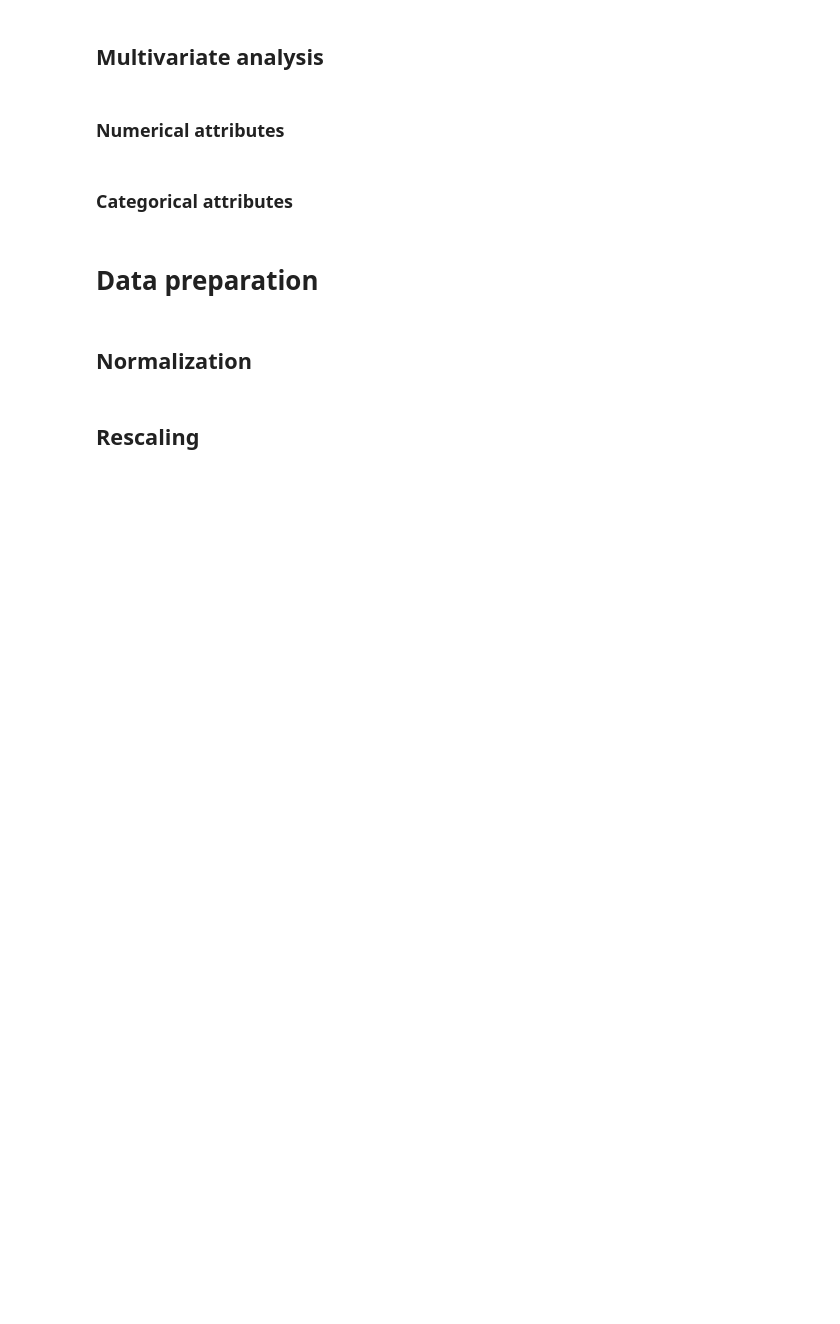
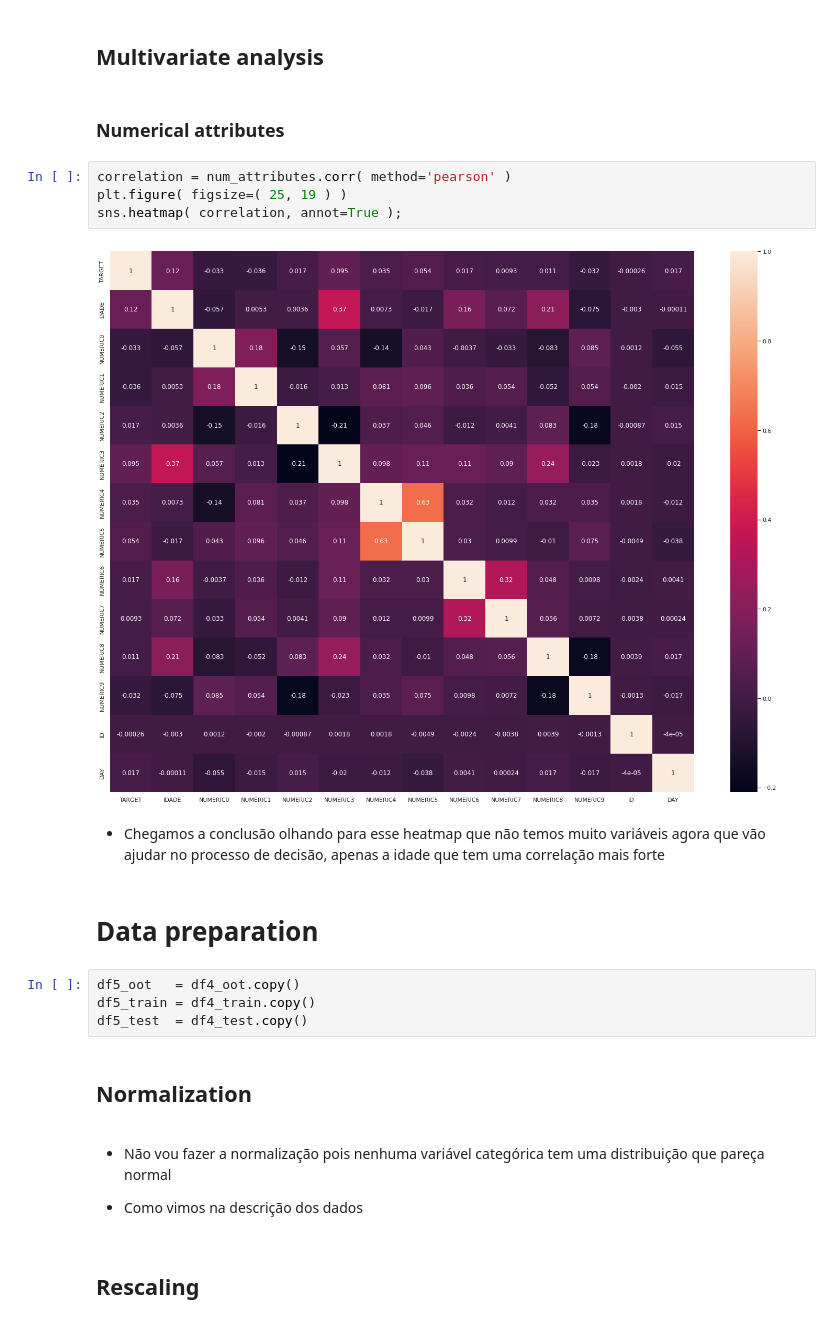
Before and after one commit to Edu-p/granting-of-credit, a Jupyter notebook: modelagem_risco_em_credito.ipynb, the cells around one changed output. Saved outputs shown, nothing was run; the diff lists cells and outputs as text; blank space fills up the shorter version.

```diff
--- a/modelagem_risco_em_credito.ipynb
+++ b/modelagem_risco_em_credito.ipynb
@@ -596,11 +756,25 @@ df2_oot['DAY'] = df2_oot['REF_DATE'].dt.dayofweek
 ## Multivariate analysis
 # %% [markdown]
 ### Numerical attributes
-# %% [markdown]
-### Categorical attributes
+# %%
+correlation = num_attributes.corr( method='pearson' )
+plt.figure( figsize=( 25, 19 ) )
+sns.heatmap( correlation, annot=True );
+# %% [output]
+[figure, added]
+# %% [markdown]
+- Chegamos a conclusão olhando para esse heatmap que não temos muito variáveis agora que vão ajudar no processo de decisão, apenas a idade que tem uma correlação mais forte
 # %% [markdown]
 # Data preparation
+# %%
+df5_oot   = df4_oot.copy()
+df5_train = df4_train.copy()
+df5_test  = df4_test.copy()
 # %% [markdown]
 ## Normalization
+# %% [markdown]
+- Não vou fazer a normalização pois nenhuma variável categórica tem uma distribuição que pareça normal
+
+- Como vimos na descrição dos dados
 # %% [markdown]
 ## Rescaling
```
Also changed, not shown: parts of 175 cells of this notebook, 15 other files.
